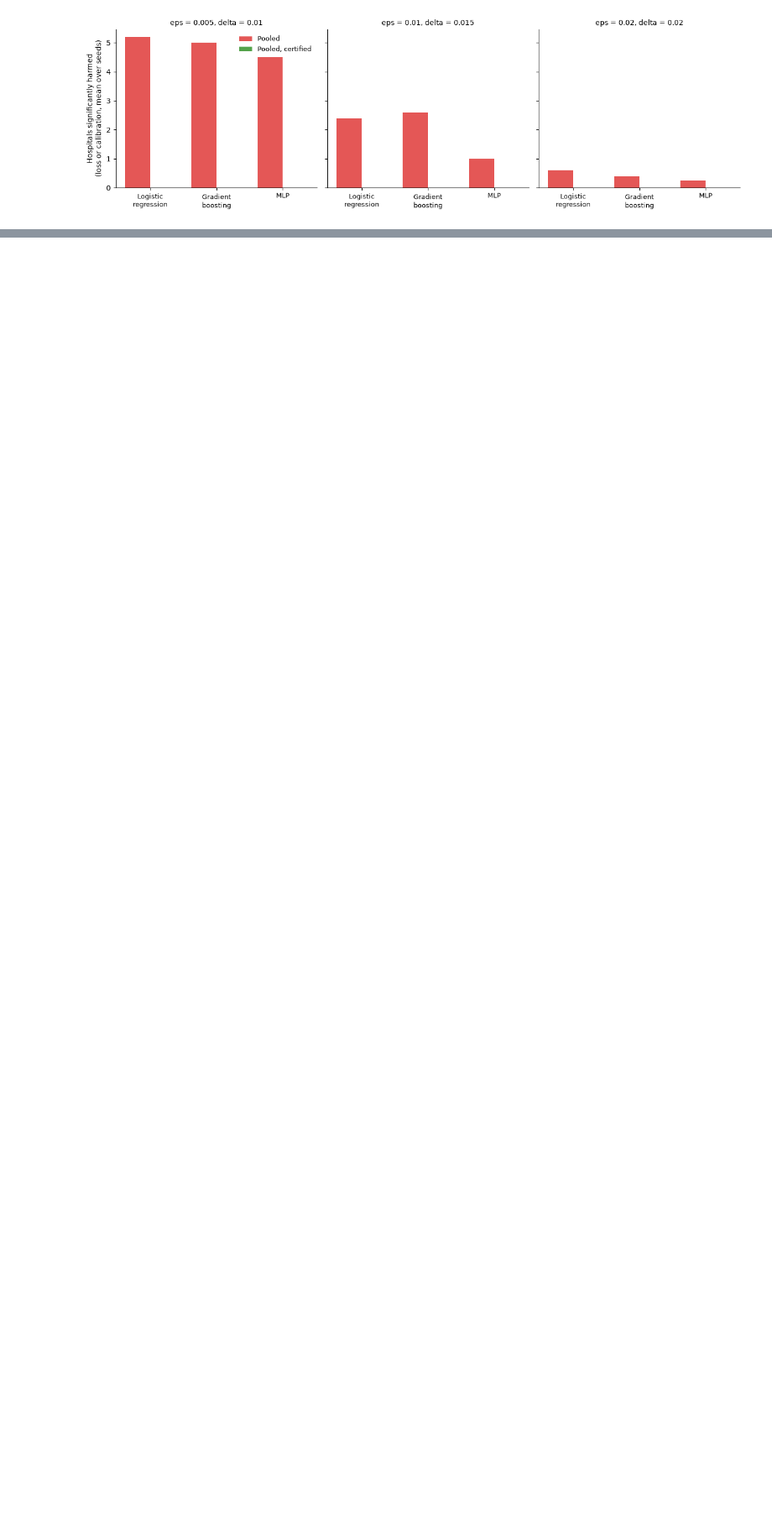
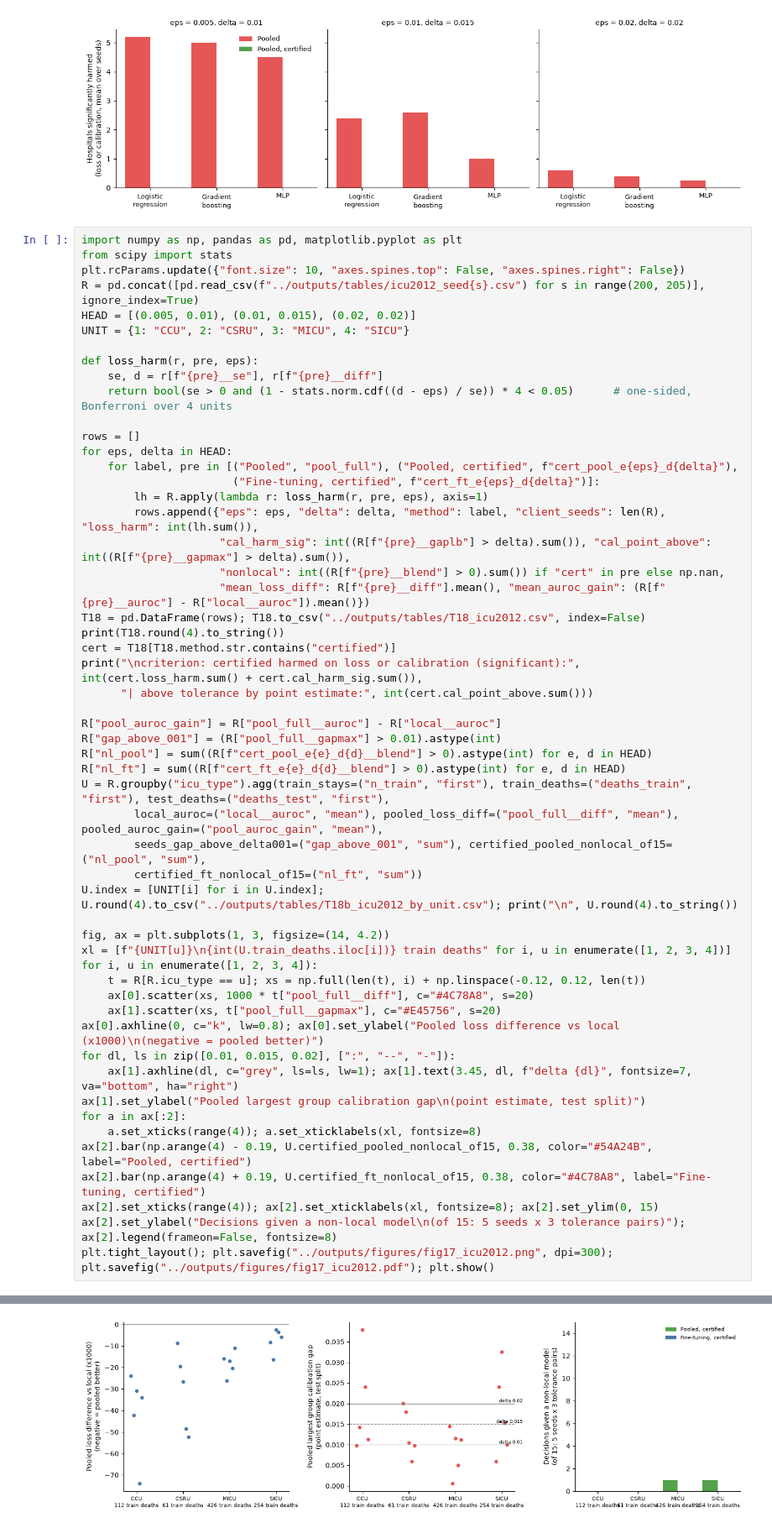
Before and after one commit to DCBhashkar71/noharm-fl, a Jupyter notebook: notebooks/07_additional_checks.ipynb, the cells around one changed output, grey strips where cells are left out. Shown at 84% size. Cells and saved outputs as stored; diff of their text form; blank space fills up the shorter version.

Commit message:
ICU 2012 stress test: table and figure

```diff
--- a/notebooks/07_additional_checks.ipynb
+++ b/notebooks/07_additional_checks.ipynb
@@ -183,3 +183,58 @@ MLP seeds used: [111, 112, 113, 114]
 16                  MLP  0.020  0.020             Pooled      4       0.00      0.25    0.25        25.75        NaN         -0.0017      0.0192       0.7986          0.8141
 17                  MLP  0.020  0.020  Pooled, certified      4       0.00      0.00    0.00         0.00     102.50         -0.0025      0.0163       0.7986          0.8141
 [figure]
+# %%
+import numpy as np, pandas as pd, matplotlib.pyplot as plt
+from scipy import stats
+plt.rcParams.update({"font.size": 10, "axes.spines.top": False, "axes.spines.right": False})
+R = pd.concat([pd.read_csv(f"../outputs/tables/icu2012_seed{s}.csv") for s in range(200, 205)], ignore_index=True)
+HEAD = [(0.005, 0.01), (0.01, 0.015), (0.02, 0.02)]
+UNIT = {1: "CCU", 2: "CSRU", 3: "MICU", 4: "SICU"}
+
+def loss_harm(r, pre, eps):
+    se, d = r[f"{pre}__se"], r[f"{pre}__diff"]
+    return bool(se > 0 and (1 - stats.norm.cdf((d - eps) / se)) * 4 < 0.05)      # one-sided, Bonferroni over 4 units
+
+rows = []
+for eps, delta in HEAD:
+    for label, pre in [("Pooled", "pool_full"), ("Pooled, certified", f"cert_pool_e{eps}_d{delta}"),
+                       ("Fine-tuning, certified", f"cert_ft_e{eps}_d{delta}")]:
+        lh = R.apply(lambda r: loss_harm(r, pre, eps), axis=1)
+        rows.append({"eps": eps, "delta": delta, "method": label, "client_seeds": len(R), "loss_harm": int(lh.sum()),
+                     "cal_harm_sig": int((R[f"{pre}__gaplb"] > delta).sum()), "cal_point_above": int((R[f"{pre}__gapmax"] > delta).sum()),
+                     "nonlocal": int((R[f"{pre}__blend"] > 0).sum()) if "cert" in pre else np.nan,
+                     "mean_loss_diff": R[f"{pre}__diff"].mean(), "mean_auroc_gain": (R[f"{pre}__auroc"] - R["local__auroc"]).mean()})
+T18 = pd.DataFrame(rows); T18.to_csv("../outputs/tables/T18_icu2012.csv", index=False)
+print(T18.round(4).to_string())
+cert = T18[T18.method.str.contains("certified")]
+print("\ncriterion: certified harmed on loss or calibration (significant):", int(cert.loss_harm.sum() + cert.cal_harm_sig.sum()),
+      "| above tolerance by point estimate:", int(cert.cal_point_above.sum()))
+
+R["pool_auroc_gain"] = R["pool_full__auroc"] - R["local__auroc"]
+R["gap_above_001"] = (R["pool_full__gapmax"] > 0.01).astype(int)
+R["nl_pool"] = sum((R[f"cert_pool_e{e}_d{d}__blend"] > 0).astype(int) for e, d in HEAD)
+R["nl_ft"] = sum((R[f"cert_ft_e{e}_d{d}__blend"] > 0).astype(int) for e, d in HEAD)
+U = R.groupby("icu_type").agg(train_stays=("n_train", "first"), train_deaths=("deaths_train", "first"), test_deaths=("deaths_test", "first"),
+        local_auroc=("local__auroc", "mean"), pooled_loss_diff=("pool_full__diff", "mean"), pooled_auroc_gain=("pool_auroc_gain", "mean"),
+        seeds_gap_above_delta001=("gap_above_001", "sum"), certified_pooled_nonlocal_of15=("nl_pool", "sum"),
+        certified_ft_nonlocal_of15=("nl_ft", "sum"))
+U.index = [UNIT[i] for i in U.index]; U.round(4).to_csv("../outputs/tables/T18b_icu2012_by_unit.csv"); print("\n", U.round(4).to_string())
+
+fig, ax = plt.subplots(1, 3, figsize=(14, 4.2))
+xl = [f"{UNIT[u]}\n{int(U.train_deaths.iloc[i])} train deaths" for i, u in enumerate([1, 2, 3, 4])]
+for i, u in enumerate([1, 2, 3, 4]):
+    t = R[R.icu_type == u]; xs = np.full(len(t), i) + np.linspace(-0.12, 0.12, len(t))
+    ax[0].scatter(xs, 1000 * t["pool_full__diff"], c="#4C78A8", s=20)
+    ax[1].scatter(xs, t["pool_full__gapmax"], c="#E45756", s=20)
+ax[0].axhline(0, c="k", lw=0.8); ax[0].set_ylabel("Pooled loss difference vs local (x1000)\n(negative = pooled better)")
+for dl, ls in zip([0.01, 0.015, 0.02], [":", "--", "-"]):
+    ax[1].axhline(dl, c="grey", ls=ls, lw=1); ax[1].text(3.45, dl, f"delta {dl}", fontsize=7, va="bottom", ha="right")
+ax[1].set_ylabel("Pooled largest group calibration gap\n(point estimate, test split)")
+for a in ax[:2]:
+    a.set_xticks(range(4)); a.set_xticklabels(xl, fontsize=8)
+ax[2].bar(np.arange(4) - 0.19, U.certified_pooled_nonlocal_of15, 0.38, color="#54A24B", label="Pooled, certified")
+ax[2].bar(np.arange(4) + 0.19, U.certified_ft_nonlocal_of15, 0.38, color="#4C78A8", label="Fine-tuning, certified")
+ax[2].set_xticks(range(4)); ax[2].set_xticklabels(xl, fontsize=8); ax[2].set_ylim(0, 15)
+ax[2].set_ylabel("Decisions given a non-local model\n(of 15: 5 seeds x 3 tolerance pairs)"); ax[2].legend(frameon=False, fontsize=8)
+plt.tight_layout(); plt.savefig("../outputs/figures/fig17_icu2012.png", dpi=300); plt.savefig("../outputs/figures/fig17_icu2012.pdf"); plt.show()
+# %% [output]
@@ -185,0 +259 @@ MLP seeds used: [111, 112, 113, 114]
+[figure, added]
```
Also changed, not shown: parts of 2 cells of this notebook, 9 other files.
